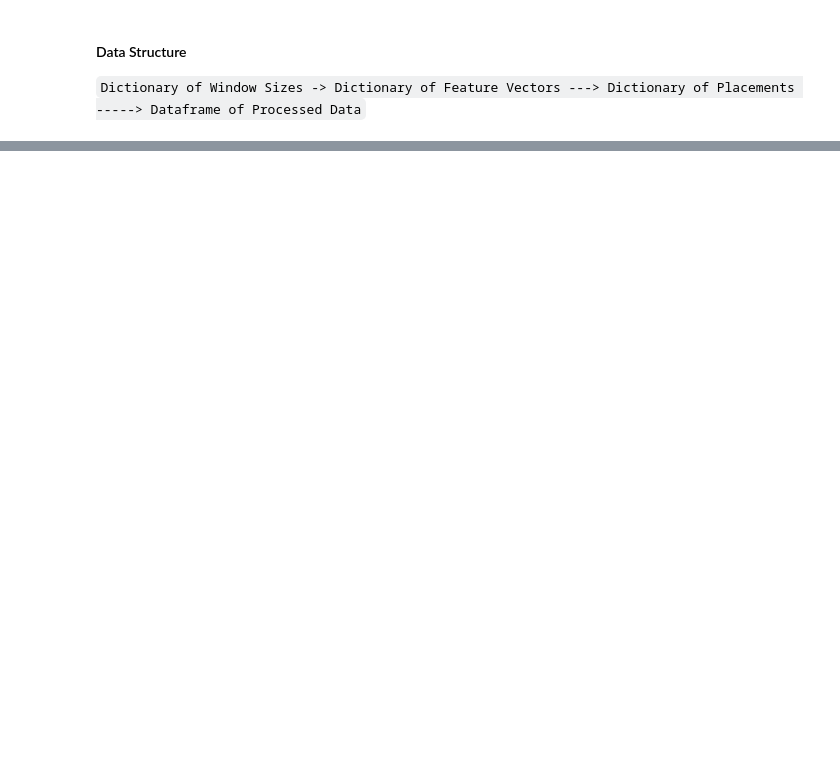
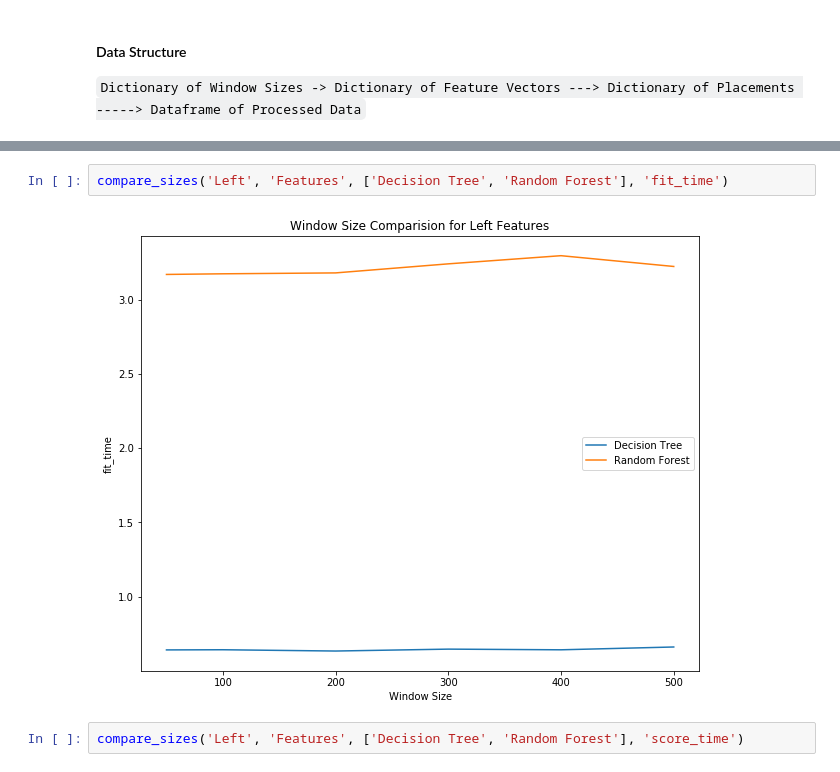
Before and after one commit to KeenanMcConkey/Wheelchair-Terrain-Classification, a Jupyter notebook: TerrainClassification-WindowSize.ipynb, the cells around one changed output, grey strips where cells are left out. Drawn from its saved outputs; the diff is of its cells as text; blank space fills up the shorter version.

```diff
--- a/TerrainClassification-WindowSize.ipynb
+++ b/TerrainClassification-WindowSize.ipynb
@@ -87,0 +87,6 @@ SyntaxError: invalid syntax (<ipython-input-26-1379edaa976b>, line 37)
+# %%
+compare_sizes('Left', 'Features', ['Decision Tree', 'Random Forest'], 'fit_time')
+# %% [output]
+[figure, added]
+# %%
+compare_sizes('Left', 'Features', ['Decision Tree', 'Random Forest'], 'score_time')
```
Also changed, not shown: parts of 8 cells of this notebook.
